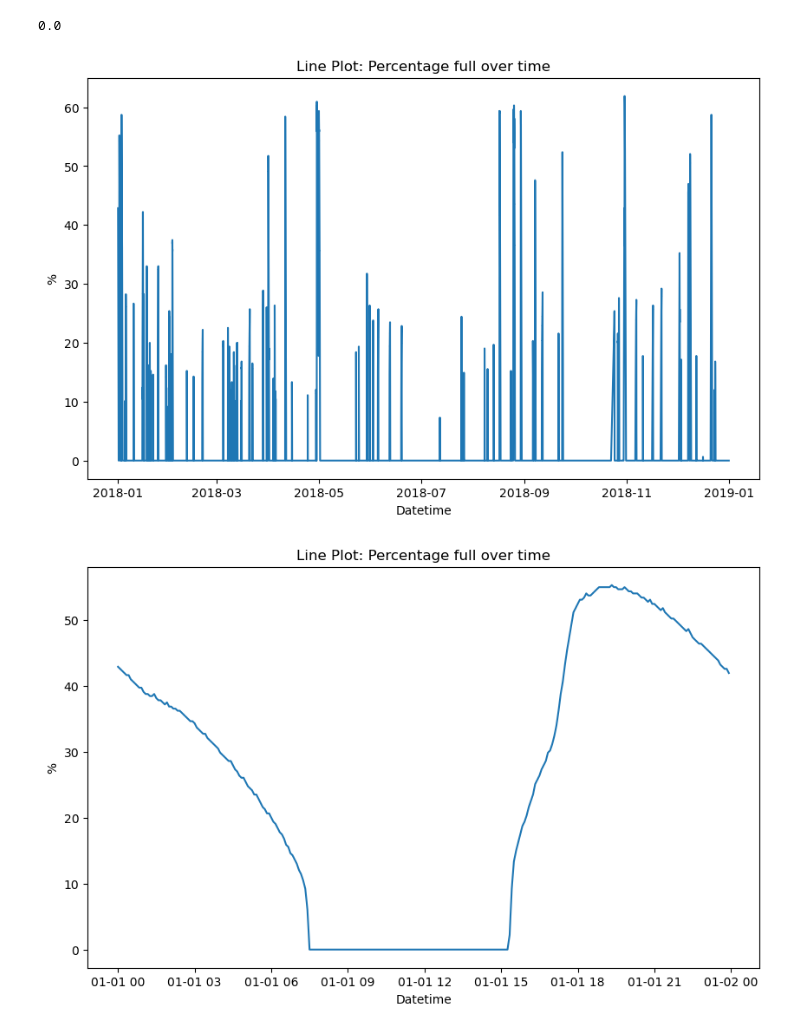
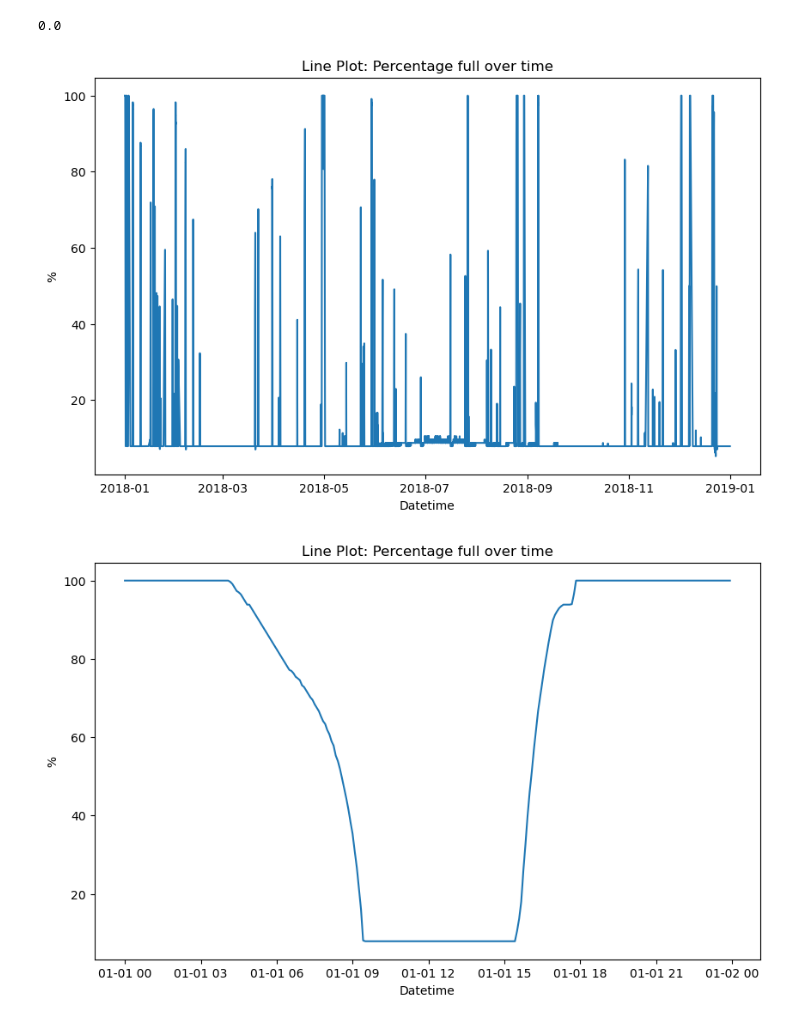
Before and after one commit to TeaDrinkingProgrammer/brabant-water-capstone, a Jupyter notebook: data-cleaning.ipynb, the cells around one changed output. Saved outputs shown, nothing was run; the diff lists cells and outputs as text; code cells hidden in the pictures.

Commit message:
Made temporary weatherdata file for Rucphen

```diff
--- a/data-cleaning.ipynb
+++ b/data-cleaning.ipynb
@@ -4,7 +4,8 @@ import matplotlib.pyplot as plt
 from datetime import datetime
 import seaborn as sns
 
-df = pd.read_parquet("../data/bergingspercentage_rucphen_parquet/RUC0001_WTH_RIO_DWA.Bergingspercentage.parquet")
+df = pd.read_parquet("data/bergingspercentage_rucphen_parquet/RUC0011_WTH_RIO.Bergingspercentage.parquet")
+df_metadata = pd.read_parquet("data/bergingspercentage_rucphen_parquet/RUC0011_WTH_RIO.Bergingspercentage.metadata.parquet")
 # %%
 df.head()
 # %% [output]
@@ -17,12 +36,12 @@ df.head()
 # %%
 # Data cleaning/preperation
-df['datetime'] = pd.to_datetime(df['Date'] + ' ' + df['Time'], format="%d-%m-%Y %H:%M:%S")
+df['timestamp'] = pd.to_datetime(df['Date'] + ' ' + df['Time'], format="%d-%m-%Y %H:%M:%S")
 df.drop(columns= 'Date', inplace= True)
 
 # Rename columns
 df = df.rename(columns={'Value [m³/h]': 'percentage'})
 # Define the desired order of columns
-desired_order = ['datetime', 'percentage']
+desired_order = ['timestamp', 'percentage']
 
 # Reorder columns using reorder_levels
 df = df[desired_order]
@@ -43,24 +62,24 @@ df["percentage"].min()
 # %% [output]
 0.0
 # %%
-def create_plot(df):
+def create_plot(df, x,xlabel, y, ylabel, title):
     # Create a line plot using seaborn
     plt.figure(figsize=(10, 6))
-    sns.lineplot(data=df, x='datetime', y='percentage')
+    sns.lineplot(data=df, x = x, y = y)
 
     # Set labels and title
-    plt.xlabel('Datetime')
-    plt.ylabel('%')
-    plt.title('Line Plot: Percentage full over time')
+    plt.xlabel(xlabel)
+    plt.ylabel(ylabel)
+    plt.title(title)
 
     # Display the plot
     plt.show()
 
-df_2018 = df[df['datetime'].dt.year == 2018]
-df_jan_2018 = df[(df['datetime'].dt.year == 2018) & (df['datetime'].dt.month == 1) & (df['datetime'].dt.day == 1)]
+df_2018 = df[df['timestamp'].dt.year == 2018]
+df_jan_2018 = df[(df['timestamp'].dt.year == 2018) & (df['timestamp'].dt.month == 1) & (df['timestamp'].dt.day == 1)]
 
-create_plot(df_2018)
-create_plot(df_jan_2018)
+create_plot(df_2018, 'timestamp','Datetime', 'percentage','%', 'Line Plot: Percentage full over time')
+create_plot(df_jan_2018, 'timestamp','Datetime', 'percentage','%', 'Line Plot: Percentage full over time')
 # %% [output]
-[figure, old version]
+[figure, new version]
-[figure, old version]
+[figure, new version]
```
Also changed, not shown: parts of 7 cells of this notebook, 4 other files.
